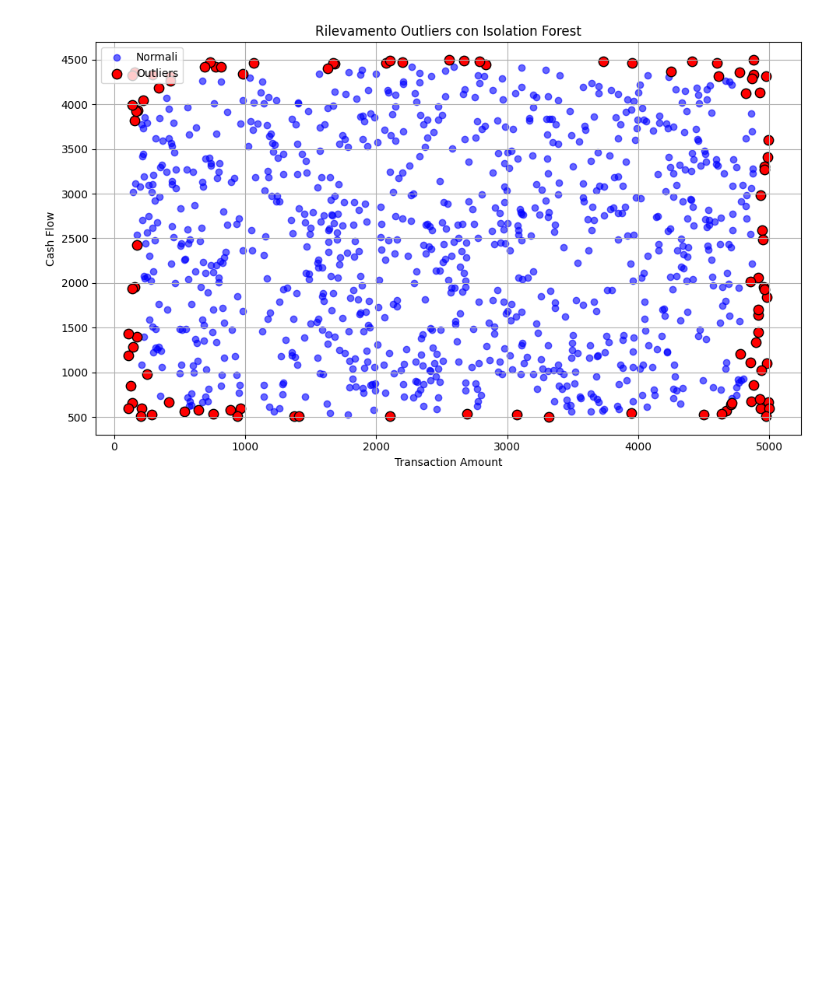
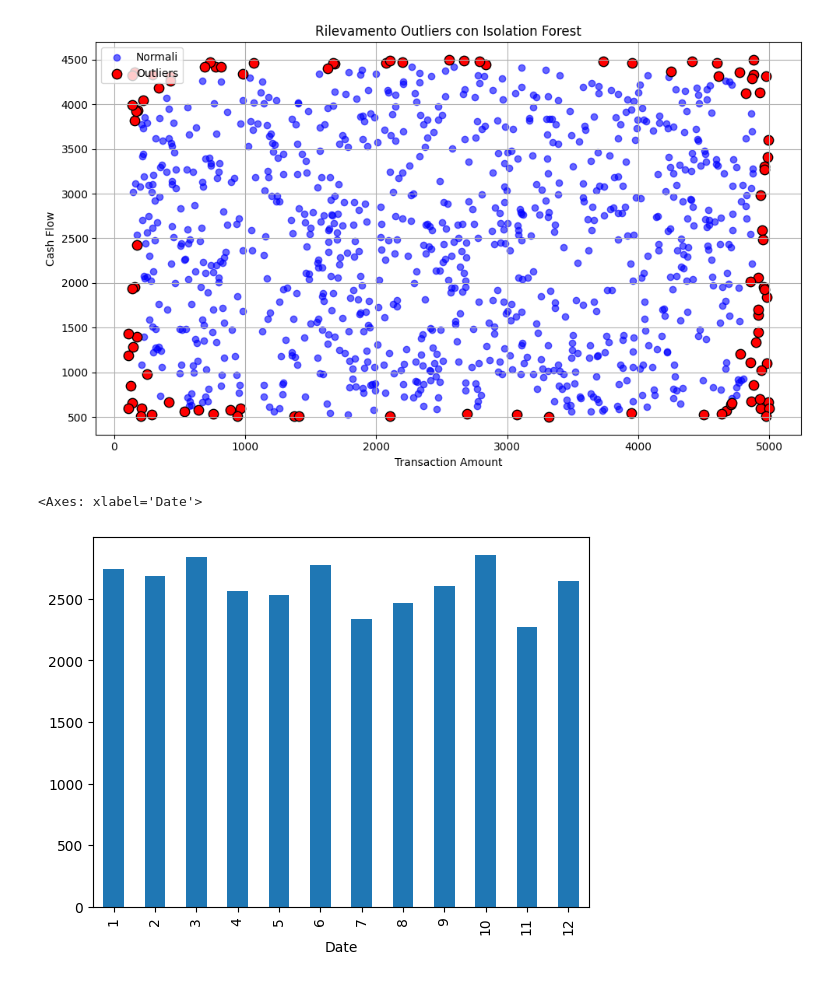
Before and after one commit to 4anna/Prog1, a Jupyter notebook: Analisi.ipynb, the cells around one changed output. Cells and saved outputs as stored; diff of their text form; code cells hidden in the pictures; blank space fills up the shorter version.

Commit message:
Stagionalità

```diff
--- a/Analisi.ipynb
+++ b/Analisi.ipynb
@@ -6,7 +6,8 @@ import matplotlib.pyplot as plt
 from sklearn.ensemble import IsolationForest
 
 # Specifica il path del file CSV
-file_path = r"C:\Users\kj8annelmi\Desktop\Prog\env\finmang_data.csv"
+#file_path = r"C:\Users\kj8annelmi\Desktop\Prog\env\finmang_data.csv"
+file_path = r"C:\Users\annal\OneDrive\Desktop\PythonLab\ProgGitHub\Prog1\finmang_data.csv"
 # Carica il CSV in un DataFrame
 df = pd.read_csv(file_path)
 # Prima visualizzazione
@@ -122,3 +123,13 @@ plt.tight_layout()
 plt.show()
 # %% [output]
 [figure]
+# %%
+#Verifica presenza stagionalità
+df = df.reset_index().rename(columns=lambda c: c.strip())
+df['Date'] = pd.to_datetime(df['Date'])
+df.set_index('Date', inplace=True)
+
+df.groupby(df.index.month)["Revenue"].mean().plot(kind="bar")
+# %% [output]
+<Axes: xlabel='Date'>
+[figure, added]
```
